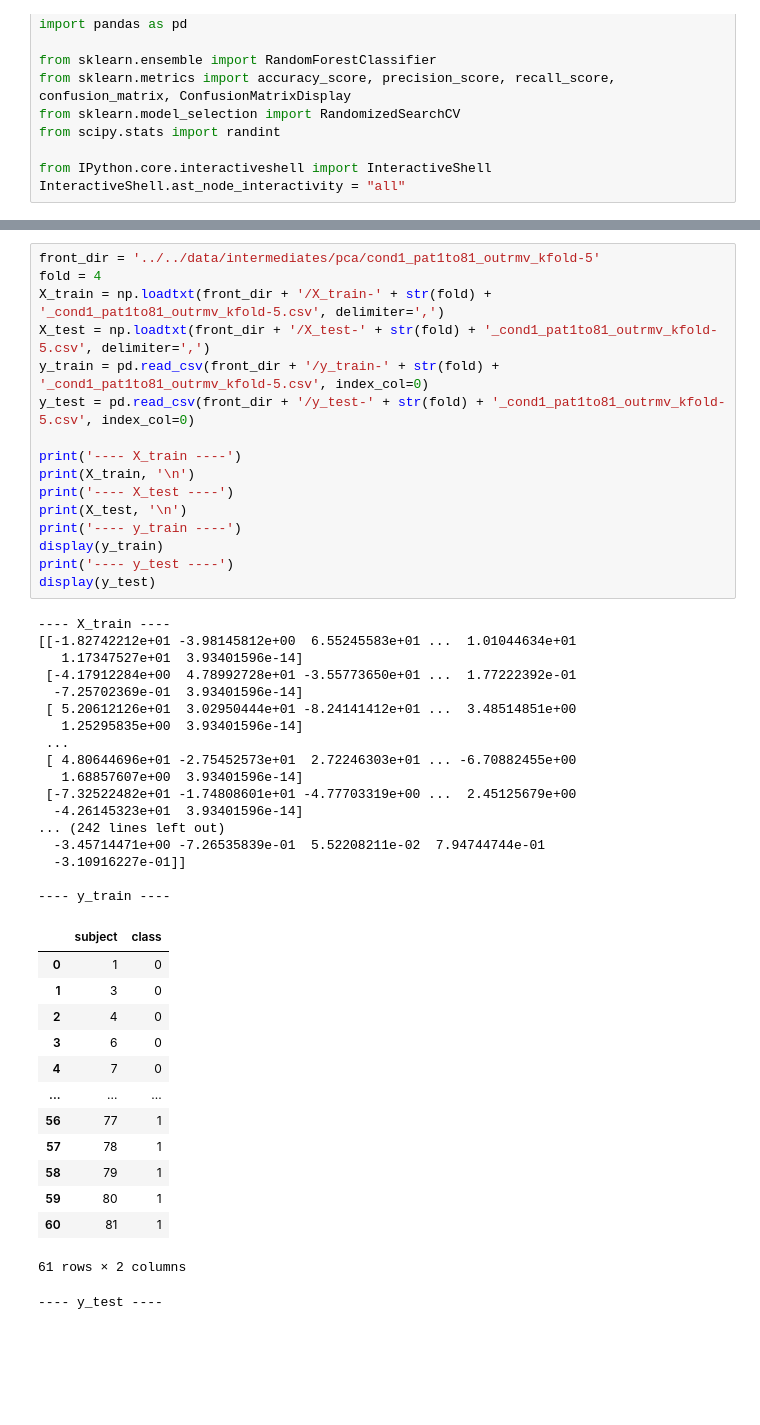
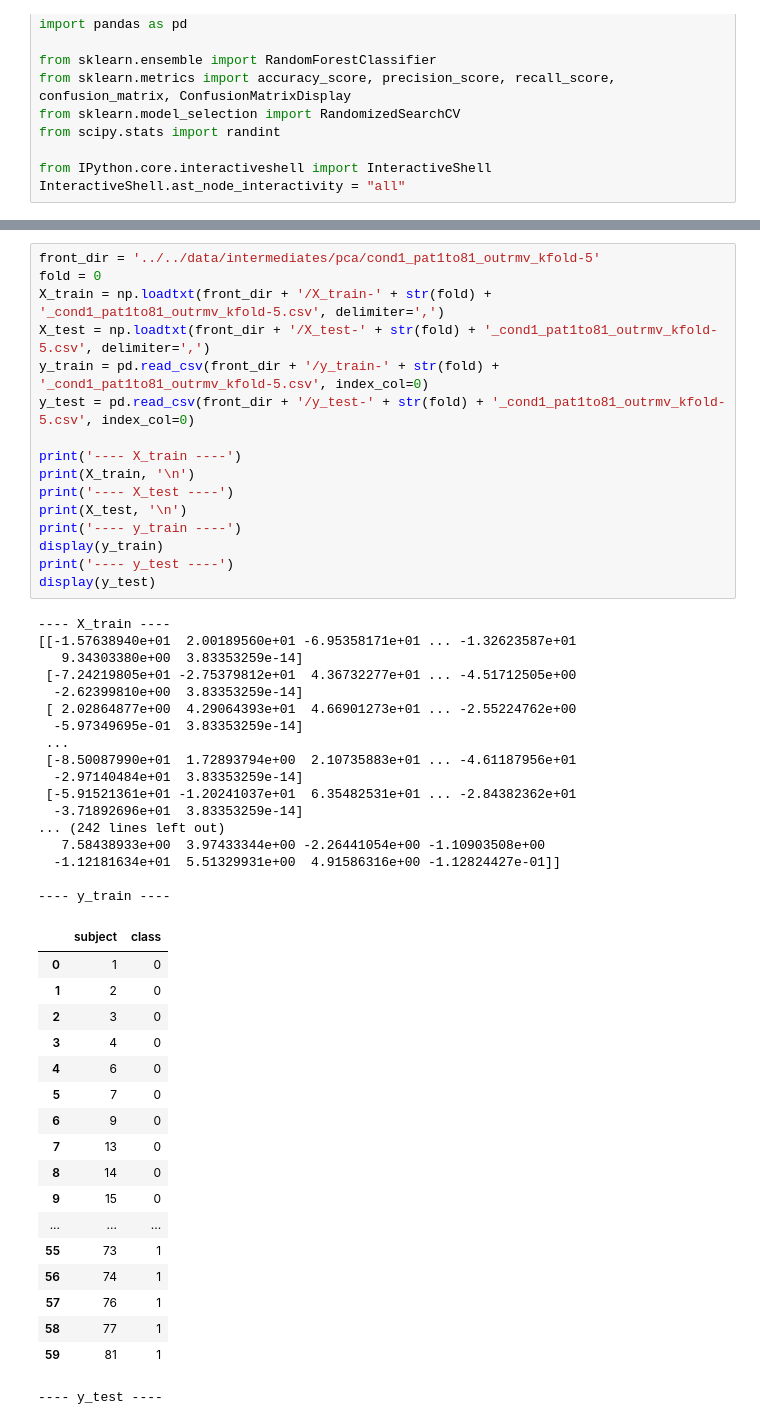
Before and after one commit to cgpayne/electropsychographer, a Jupyter notebook: notebooks/models/random_forest_all.ipynb, the cells around one changed output, grey strips where cells are left out. Drawn from its saved outputs; the diff is of its cells as text; blank space fills up the shorter version.

```diff
--- a/notebooks/models/random_forest_all.ipynb
+++ b/notebooks/models/random_forest_all.ipynb
@@ -64,50 +64,54 @@ class OptimalRF():
         self.print_confusion_matrix()
 # %%
 front_dir = '../../data/intermediates/pca/cond1_pat1to81_outrmv_kfold-5'
-fold = 4
+fold = 0
 X_train = np.loadtxt(front_dir + '/X_train-' + str(fold) + '_cond1_pat1to81_outrmv_kfold-5.csv', delimiter=',')
 X_test = np.loadtxt(front_dir + '/X_test-' + str(fold) + '_cond1_pat1to81_outrmv_kfold-5.csv', delimiter=',')
 y_train = pd.read_csv(front_dir + '/y_train-' + str(fold) + '_cond1_pat1to81_outrmv_kfold-5.csv', index_col=0)
 y_test = pd.read_csv(front_dir + '/y_test-' + str(fold) + '_cond1_pat1to81_outrmv_kfold-5.csv', index_col=0)
 
 print('---- X_train ----')
 print(X_train, '\n')
 print('---- X_test ----')
 print(X_test, '\n')
 print('---- y_train ----')
 display(y_train)
 print('---- y_test ----')
 display(y_test)
 # %% [output]
 ---- X_train ----
-[[-1.82742212e+01 -3.98145812e+00  6.55245583e+01 ...  1.01044634e+01
-   1.17347527e+01  3.93401596e-14]
- [-4.17912284e+00  4.78992728e+01 -3.55773650e+01 ...  1.77222392e-01
-  -7.25702369e-01  3.93401596e-14]
- [ 5.20612126e+01  3.02950444e+01 -8.24141412e+01 ...  3.48514851e+00
-   1.25295835e+00  3.93401596e-14]
+[[-1.57638940e+01  2.00189560e+01 -6.95358171e+01 ... -1.32623587e+01
+   9.34303380e+00  3.83353259e-14]
+ [-7.24219805e+01 -2.75379812e+01  4.36732277e+01 ... -4.51712505e+00
+  -2.62399810e+00  3.83353259e-14]
+ [ 2.02864877e+00  4.29064393e+01  4.66901273e+01 ... -2.55224762e+00
+  -5.97349695e-01  3.83353259e-14]
  ...
- [ 4.80644696e+01 -2.75452573e+01  2.72246303e+01 ... -6.70882455e+00
-   1.68857607e+00  3.93401596e-14]
- [-7.32522482e+01 -1.74808601e+01 -4.77703319e+00 ...  2.45125679e+00
-  -4.26145323e+01  3.93401596e-14]
+ [-8.50087990e+01  1.72893794e+00  2.10735883e+01 ... -4.61187956e+01
+  -2.97140484e+01  3.83353259e-14]
+ [-5.91521361e+01 -1.20241037e+01  6.35482531e+01 ... -2.84382362e+01
+  -3.71892696e+01  3.83353259e-14]
 ... (242 lines left out)
-  -3.45714471e+00 -7.26535839e-01  5.52208211e-02  7.94744744e-01
-  -3.10916227e-01]]
+   7.58438933e+00  3.97433344e+00 -2.26441054e+00 -1.10903508e+00
+  -1.12181634e+01  5.51329931e+00  4.91586316e+00 -1.12824427e-01]]
 
 ---- y_train ----
 |  | subject | class |
 | 0 | 1 | 0 |
-| 1 | 3 | 0 |
-| 2 | 4 | 0 |
-| 3 | 6 | 0 |
-| 4 | 7 | 0 |
+| 1 | 2 | 0 |
+| 2 | 3 | 0 |
+| 3 | 4 | 0 |
+| 4 | 6 | 0 |
+| 5 | 7 | 0 |
+| 6 | 9 | 0 |
+| 7 | 13 | 0 |
+| 8 | 14 | 0 |
+| 9 | 15 | 0 |
 | ... | ... | ... |
-| 56 | 77 | 1 |
-| 57 | 78 | 1 |
-| 58 | 79 | 1 |
-| 59 | 80 | 1 |
-| 60 | 81 | 1 |
+| 55 | 73 | 1 |
+| 56 | 74 | 1 |
+| 57 | 76 | 1 |
+| 58 | 77 | 1 |
+| 59 | 81 | 1 |
-61 rows × 2 columns
+---- y_test ----
----- y_test ----
 |  | subject | class |
```
Also changed, not shown: parts of 5 cells of this notebook.
